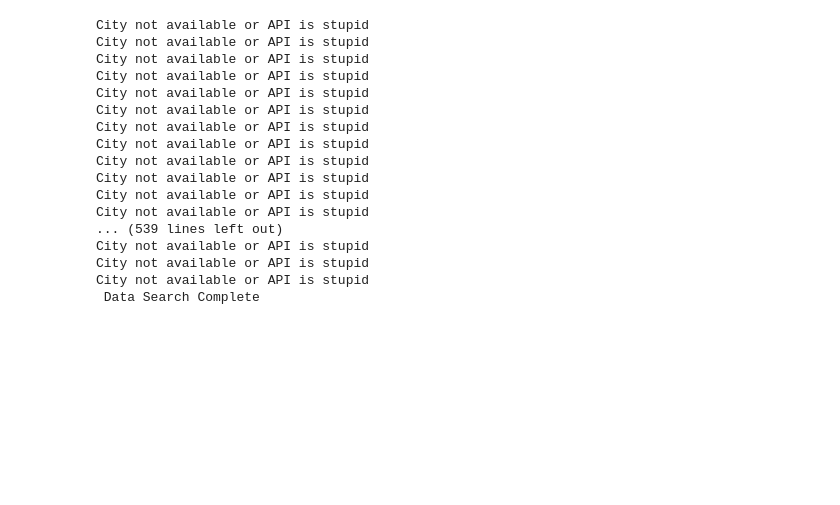
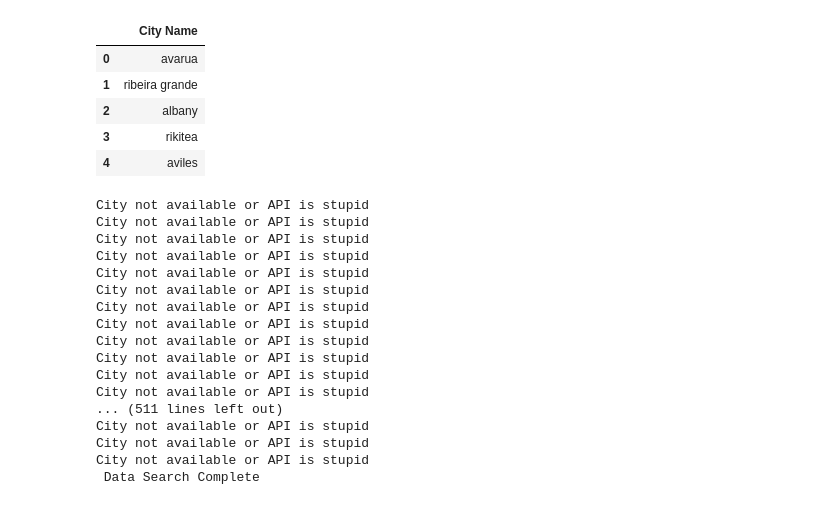
Before and after one commit to Amasterw/Ur_APIHW, a Jupyter notebook: Weather Py/WeatherPYFinal.ipynb, the cells around one changed output. Cells and saved outputs as stored; diff of their text form; code cells hidden in the pictures; blank space fills up the shorter version.

```diff
--- a/Weather Py/WeatherPYFinal.ipynb
+++ b/Weather Py/WeatherPYFinal.ipynb
@@ -39,3 +39,13 @@ print(cities)
+# %%
+cne = pd.DataFrame({"City Name": cities})
+cne.head()
+# %% [output]
+|  | City Name |
+| 0 | avarua |
+| 1 | ribeira grande |
+| 2 | albany |
+| 3 | rikitea |
+| 4 | aviles |
 # %%
 #build lists for data
 citame = []
@@ -51,7 +61,7 @@ date = []
 cone = 0
 sene = 1
 
-for index, city in enumerate(cities, start = 1):
+for index, city in enumerate(cities, 0):
     try:
         response = requests.get(query_url + city).json()
         citame.append(response['name'])
@@ -85,7 +95,7 @@ City not available or API is stupid
 City not available or API is stupid
 City not available or API is stupid
 City not available or API is stupid
-... (539 lines left out)
+... (511 lines left out)
 City not available or API is stupid
 City not available or API is stupid
 City not available or API is stupid
```
Also changed, not shown: parts of 3 cells of this notebook, 1 other file.
